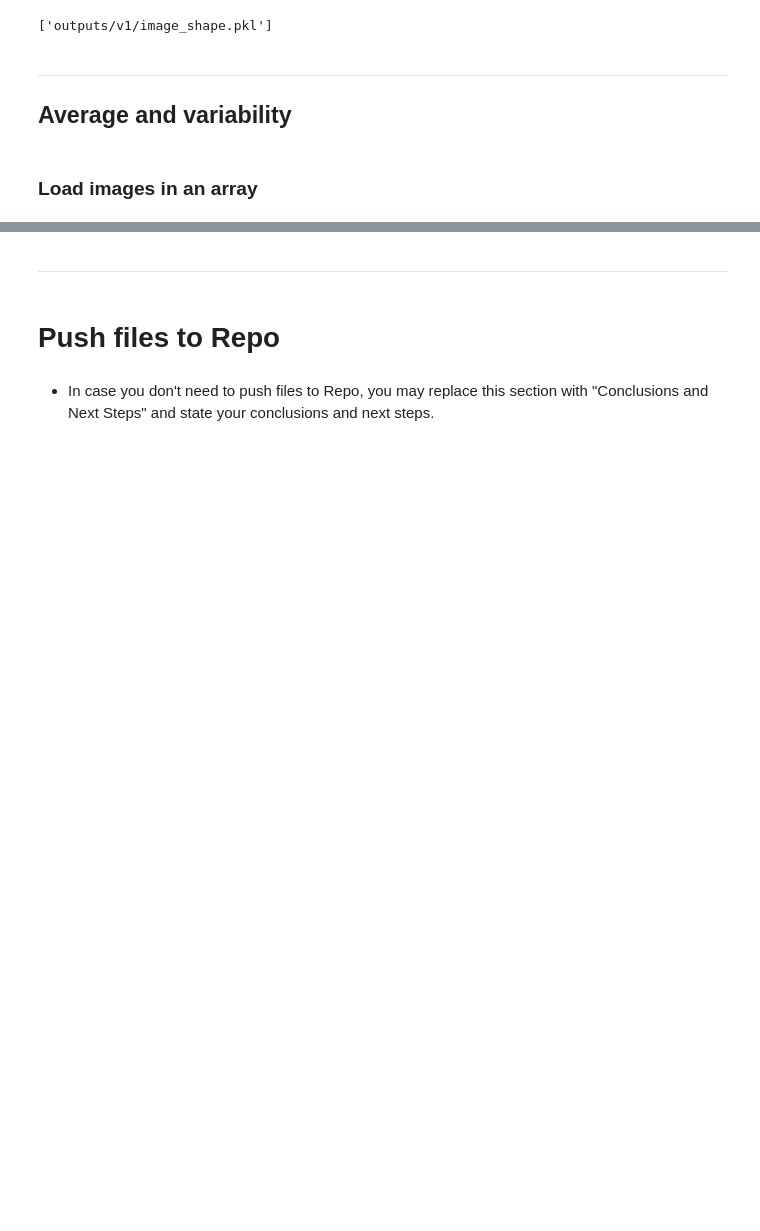
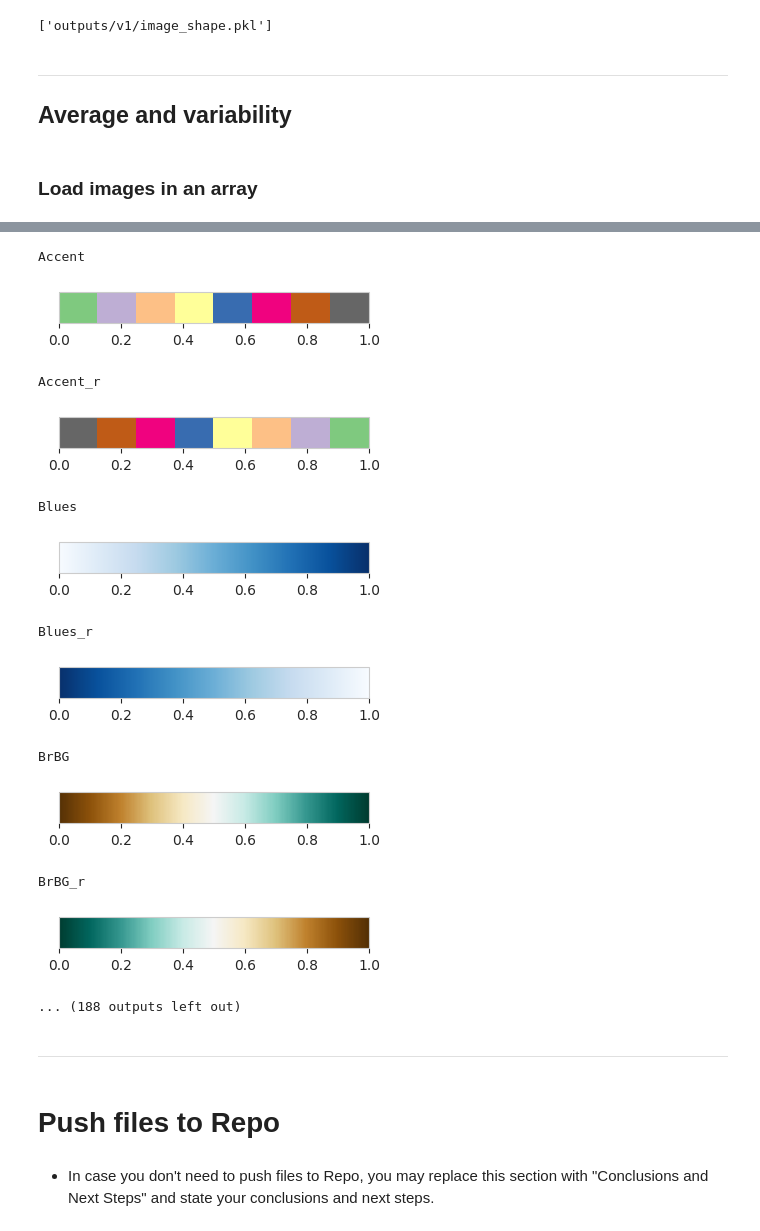
Before and after one commit to NiclO1337/pp5-cats-vs-dogs, a Jupyter notebook: jupyter_notebooks/02 - DataVisualization.ipynb, the cells around one changed output, grey strips where cells are left out. Drawn from its saved outputs; the diff is of its cells as text; code cells hidden in the pictures; blank space fills up the shorter version.

```diff
--- a/jupyter_notebooks/02 - DataVisualization.ipynb
+++ b/jupyter_notebooks/02 - DataVisualization.ipynb
@@ -176,3 +227,32 @@ print(X.shape, y.shape)
+# %%
+import matplotlib as mpl
+import matplotlib.pyplot as plt
+
+def plot_colorMaps(cmap):
+
+    fig, ax = plt.subplots(figsize=(4,0.4))
+    col_map = plt.get_cmap(cmap)
+    mpl.colorbar.ColorbarBase(ax, cmap=col_map, orientation = 'horizontal')
+
+    plt.show()
+
+for cmap_id in plt.colormaps():
+    print(cmap_id)
+    plot_colorMaps(cmap_id)
+# %% [output]
+Accent
+[figure, added]
+Accent_r
+[figure, added]
+Blues
+[figure, added]
+Blues_r
+[figure, added]
+BrBG
+[figure, added]
+BrBG_r
+[figure, added]
+... (188 outputs left out)
 # %% [markdown]
 ---
 # %% [markdown]
```
Also changed, not shown: parts of 4 cells of this notebook.
